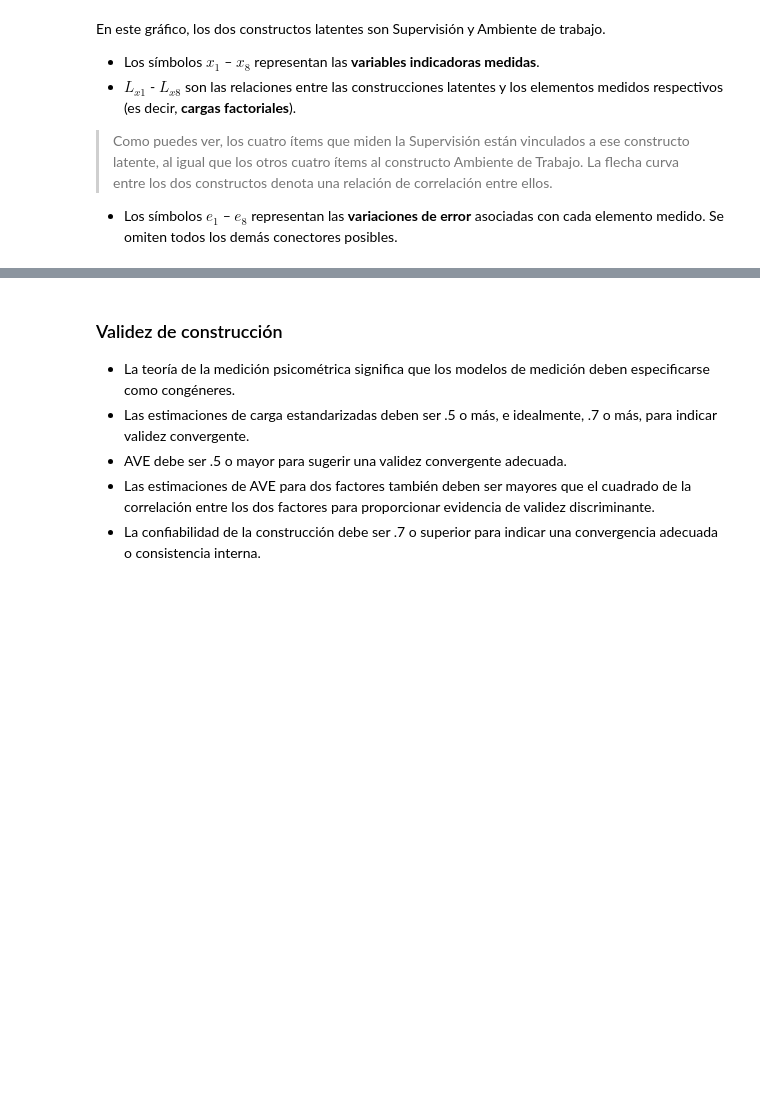
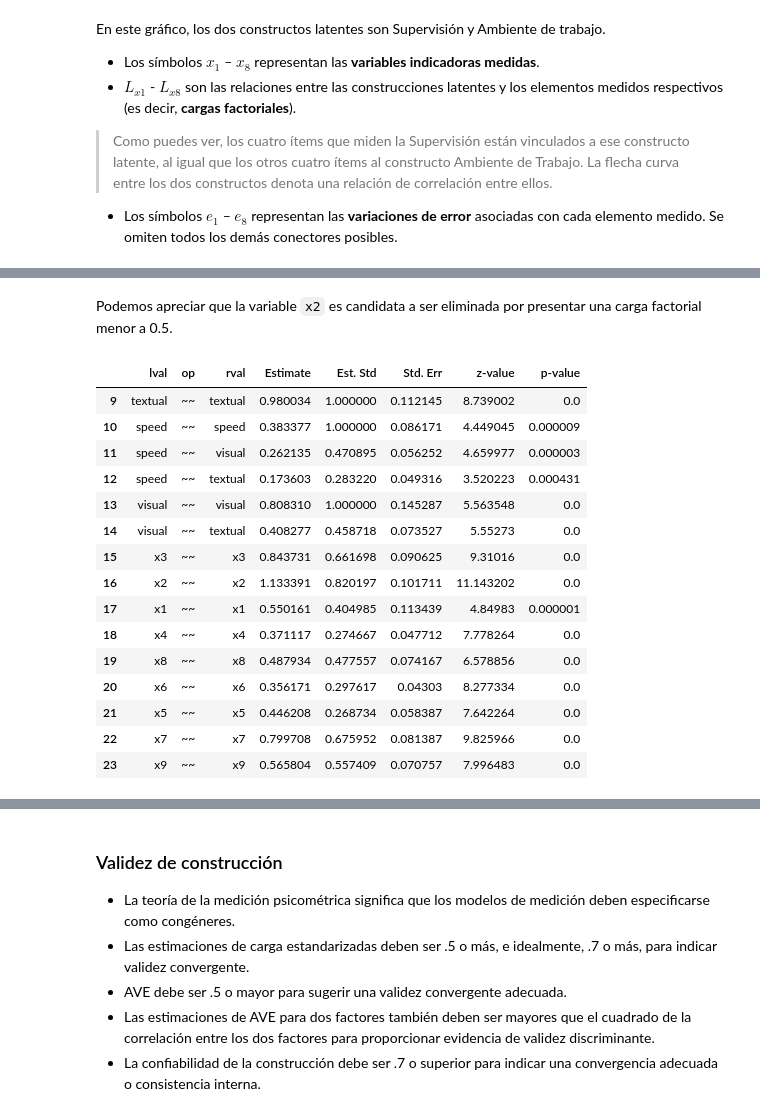
Before and after one commit to renatoparedes/EstadisticaYPsicologiaMatematica, a Jupyter notebook: SEM/AFC.ipynb, the cells around one changed output, grey strips where cells are left out. Drawn from its saved outputs; the diff is of its cells as text; code cells hidden in the pictures; blank space fills up the shorter version.

```diff
--- a/SEM/AFC.ipynb
+++ b/SEM/AFC.ipynb
@@ -79,0 +246,21 @@ En este gráfico, los dos constructos latentes son Supervisión y Ambiente de tr
+# %% [markdown]
+Podemos apreciar que la variable `x2` es candidata a ser eliminada por presentar una carga factorial menor a 0.5.
+# %%
+estimates[estimates['op'] == "~~"]
+# %% [output]
+|  | lval | op | rval | Estimate | Est. Std | Std. Err | z-value | p-value |
+| 9 | textual | ~~ | textual | 0.980034 | 1.000000 | 0.112145 | 8.739002 | 0.0 |
+| 10 | speed | ~~ | speed | 0.383377 | 1.000000 | 0.086171 | 4.449045 | 0.000009 |
+| 11 | speed | ~~ | visual | 0.262135 | 0.470895 | 0.056252 | 4.659977 | 0.000003 |
+| 12 | speed | ~~ | textual | 0.173603 | 0.283220 | 0.049316 | 3.520223 | 0.000431 |
+| 13 | visual | ~~ | visual | 0.808310 | 1.000000 | 0.145287 | 5.563548 | 0.0 |
+| 14 | visual | ~~ | textual | 0.408277 | 0.458718 | 0.073527 | 5.55273 | 0.0 |
+| 15 | x3 | ~~ | x3 | 0.843731 | 0.661698 | 0.090625 | 9.31016 | 0.0 |
+| 16 | x2 | ~~ | x2 | 1.133391 | 0.820197 | 0.101711 | 11.143202 | 0.0 |
+| 17 | x1 | ~~ | x1 | 0.550161 | 0.404985 | 0.113439 | 4.84983 | 0.000001 |
+| 18 | x4 | ~~ | x4 | 0.371117 | 0.274667 | 0.047712 | 7.778264 | 0.0 |
+| 19 | x8 | ~~ | x8 | 0.487934 | 0.477557 | 0.074167 | 6.578856 | 0.0 |
+| 20 | x6 | ~~ | x6 | 0.356171 | 0.297617 | 0.04303 | 8.277334 | 0.0 |
+| 21 | x5 | ~~ | x5 | 0.446208 | 0.268734 | 0.058387 | 7.642264 | 0.0 |
+| 22 | x7 | ~~ | x7 | 0.799708 | 0.675952 | 0.081387 | 9.825966 | 0.0 |
+| 23 | x9 | ~~ | x9 | 0.565804 | 0.557409 | 0.070757 | 7.996483 | 0.0 |
```
Also changed, not shown: parts of 24 cells of this notebook, 5 other files.
